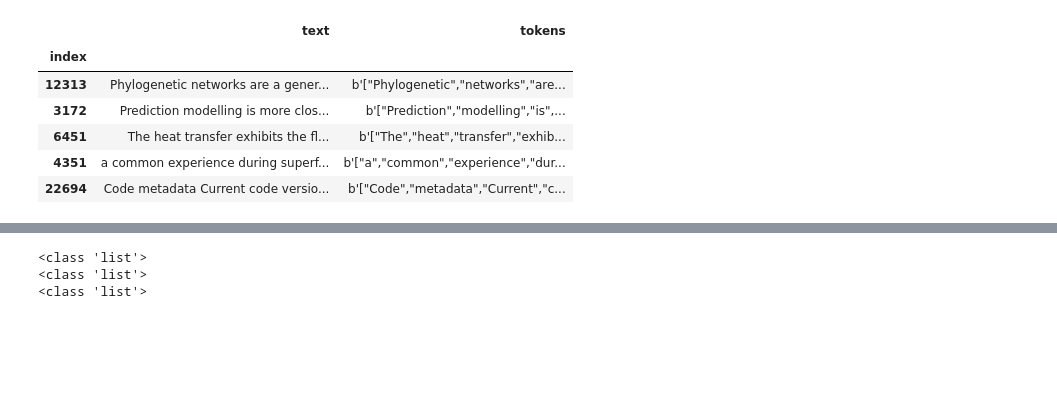
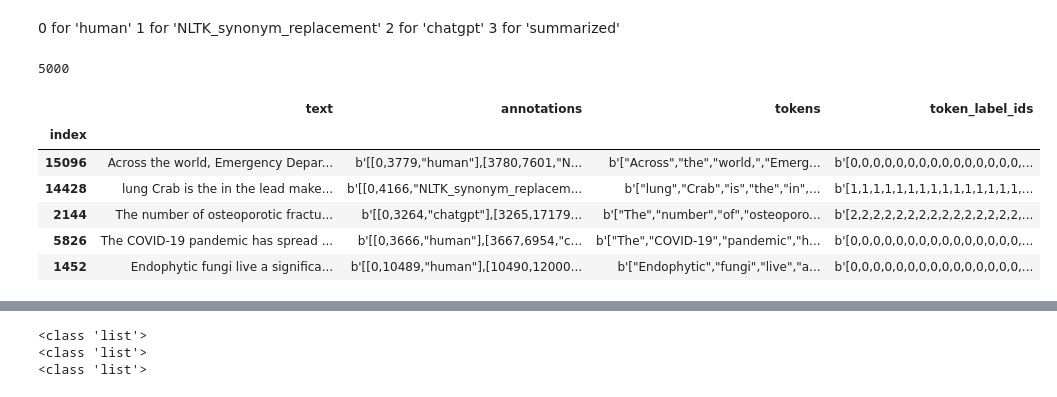
Before and after one commit to pradeepmohansml/dagpap24-submission, a Jupyter notebook: notebooks/EDA.ipynb, the cells around one changed output, grey strips where cells are left out. Saved outputs shown, nothing was run; the diff lists cells and outputs as text; code cells hidden in the pictures; blank space fills up the shorter version.

Commit message:
new models and their files

```diff
--- a/notebooks/EDA.ipynb
+++ b/notebooks/EDA.ipynb
@@ -6,3 +6,8 @@ s3 = s3fs.S3FileSystem()
 # %%
 import numpy as np
 from IPython.display import display
+# %% [markdown]
+0 for 'human'
+1 for 'NLTK_synonym_replacement'
+2 for 'chatgpt'
+3 for 'summarized'
@@ -10,13 +17,18 @@ from IPython.display import display
 train_df = pq.ParquetDataset('s3://dagpapsubmission/data/data_train_data.parquet', filesystem=s3).read_pandas().to_pandas()
 dev_df = pq.ParquetDataset('s3://dagpapsubmission/data/data_dev_data.parquet', filesystem=s3).read_pandas().to_pandas()
 # %%
-train_df.head()
-dev_df.head()
+train_df.text.nunique()
 # %% [output]
-|  | text | tokens |
-| index |  |  |
-| 12313 | Phylogenetic networks are a gener... | b'["Phylogenetic","networks","are... |
-| 3172 | Prediction modelling is more clos... | b'["Prediction","modelling","is",... |
-| 6451 | The heat transfer exhibits the fl... | b'["The","heat","transfer","exhib... |
-| 4351 | a common experience during superf... | b'["a","common","experience","dur... |
-| 22694 | Code metadata Current code versio... | b'["Code","metadata","Current","c... |
+5000
+# %%
+train_df_transformed = train_df.copy()
+# %%
+train_df_transformed.head()
+# %% [output]
+|  | text | annotations | tokens | token_label_ids |
+| index |  |  |  |  |
+| 15096 | Across the world, Emergency Depar... | b'[[0,3779,"human"],[3780,7601,"N... | b'["Across","the","world,","Emerg... | b'[0,0,0,0,0,0,0,0,0,0,0,0,0,0,0,... |
+| 14428 | lung Crab is the in the lead make... | b'[[0,4166,"NLTK_synonym_replacem... | b'["lung","Crab","is","the","in",... | b'[1,1,1,1,1,1,1,1,1,1,1,1,1,1,1,... |
+| 2144 | The number of osteoporotic fractu... | b'[[0,3264,"chatgpt"],[3265,17179... | b'["The","number","of","osteoporo... | b'[2,2,2,2,2,2,2,2,2,2,2,2,2,2,2,... |
+| 5826 | The COVID-19 pandemic has spread ... | b'[[0,3666,"human"],[3667,6954,"c... | b'["The","COVID-19","pandemic","h... | b'[0,0,0,0,0,0,0,0,0,0,0,0,0,0,0,... |
+| 1452 | Endophytic fungi live a significa... | b'[[0,10489,"human"],[10490,12000... | b'["Endophytic","fungi","live","a... | b'[0,0,0,0,0,0,0,0,0,0,0,0,0,0,0,... |
```
Also changed, not shown: parts of 12 cells of this notebook, 40 other files.
